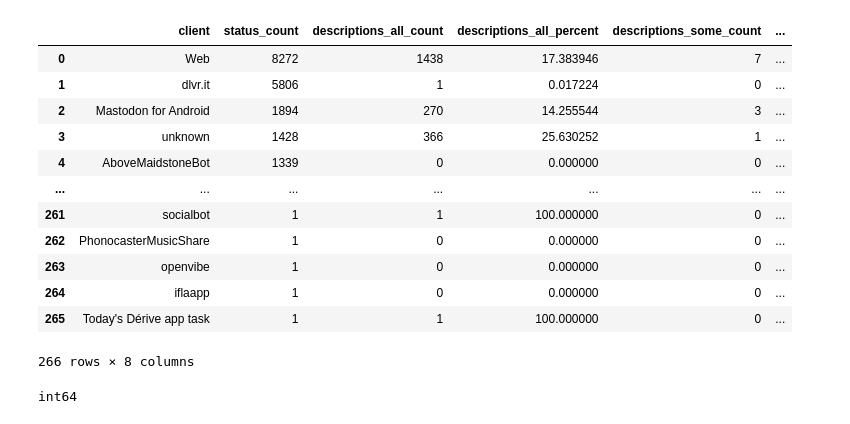
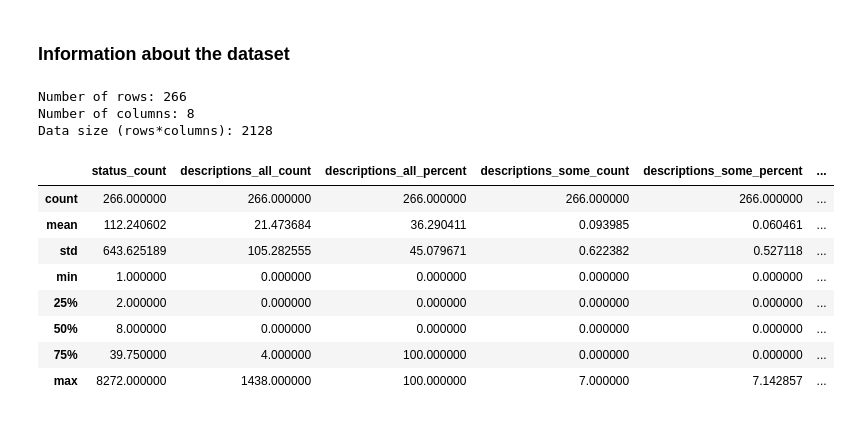
Before and after one commit to alterism/mastodon-alt-text, a Jupyter notebook: introduction_data_science_project.ipynb, the cells around one changed output. Cells and saved outputs as stored; diff of their text form; code cells hidden in the pictures.

```diff
--- a/introduction_data_science_project.ipynb
+++ b/introduction_data_science_project.ipynb
@@ -9,23 +80,25 @@ data = pd.read_csv('./fediverse-client-alt-text-data-2024-05-13.csv')
+# %% [markdown]
+### Information about the dataset
+# %%
+# Tuple with number of rows and number of columns
+data_rows, data_columns = data.shape
+# Integer that is the result of n of columns * n of rows
+data_size = data.size
+
+print(f'Number of rows: {data_rows}\nNumber of columns: {data_columns}\nData size (rows*columns): {data_size}')
+# %% [output]
+Number of rows: 266
+Number of columns: 8
+Data size (rows*columns): 2128
 # %%
-data
+data.describe()
 # %% [output]
-|  | client | status_count | descriptions_all_count | descriptions_all_percent | descriptions_some_count | ... |
-| 0 | Web | 8272 | 1438 | 17.383946 | 7 | ... |
-| 1 | dlvr.it | 5806 | 1 | 0.017224 | 0 | ... |
-| 2 | Mastodon for Android | 1894 | 270 | 14.255544 | 3 | ... |
-| 3 | unknown | 1428 | 366 | 25.630252 | 1 | ... |
-| 4 | AboveMaidstoneBot | 1339 | 0 | 0.000000 | 0 | ... |
-| ... | ... | ... | ... | ... | ... | ... |
-| 261 | socialbot | 1 | 1 | 100.000000 | 0 | ... |
-| 262 | PhonocasterMusicShare | 1 | 0 | 0.000000 | 0 | ... |
-| 263 | openvibe | 1 | 0 | 0.000000 | 0 | ... |
-| 264 | iflaapp | 1 | 0 | 0.000000 | 0 | ... |
-| 265 | Today's Dérive app task | 1 | 1 | 100.000000 | 0 | ... |
+|  | status_count | descriptions_all_count | descriptions_all_percent | descriptions_some_count | descriptions_some_percent | ... |
+| count | 266.000000 | 266.000000 | 266.000000 | 266.000000 | 266.000000 | ... |
+| mean | 112.240602 | 21.473684 | 36.290411 | 0.093985 | 0.060461 | ... |
+| std | 643.625189 | 105.282555 | 45.079671 | 0.622382 | 0.527118 | ... |
+| min | 1.000000 | 0.000000 | 0.000000 | 0.000000 | 0.000000 | ... |
+| 25% | 2.000000 | 0.000000 | 0.000000 | 0.000000 | 0.000000 | ... |
+| 50% | 8.000000 | 0.000000 | 0.000000 | 0.000000 | 0.000000 | ... |
+| 75% | 39.750000 | 4.000000 | 100.000000 | 0.000000 | 0.000000 | ... |
+| max | 8272.000000 | 1438.000000 | 100.000000 | 7.000000 | 7.142857 | ... |
-266 rows × 8 columns
-# %%
-column = data['status_count']
-
-# Check the data type of all values in the column
-print(column.dtype)
-# %% [output]
-int64
```
Also changed, not shown: parts of 16 cells of this notebook.
